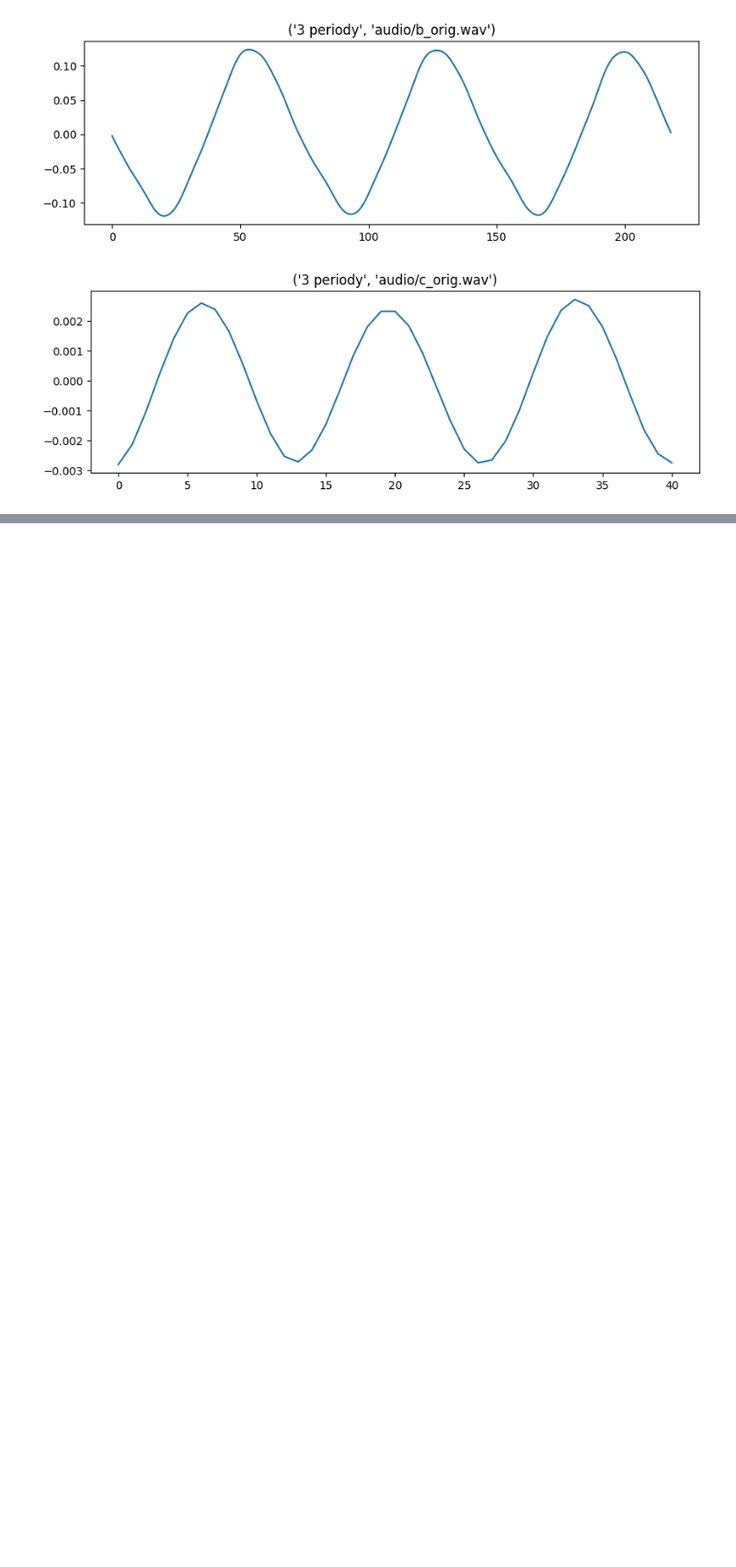
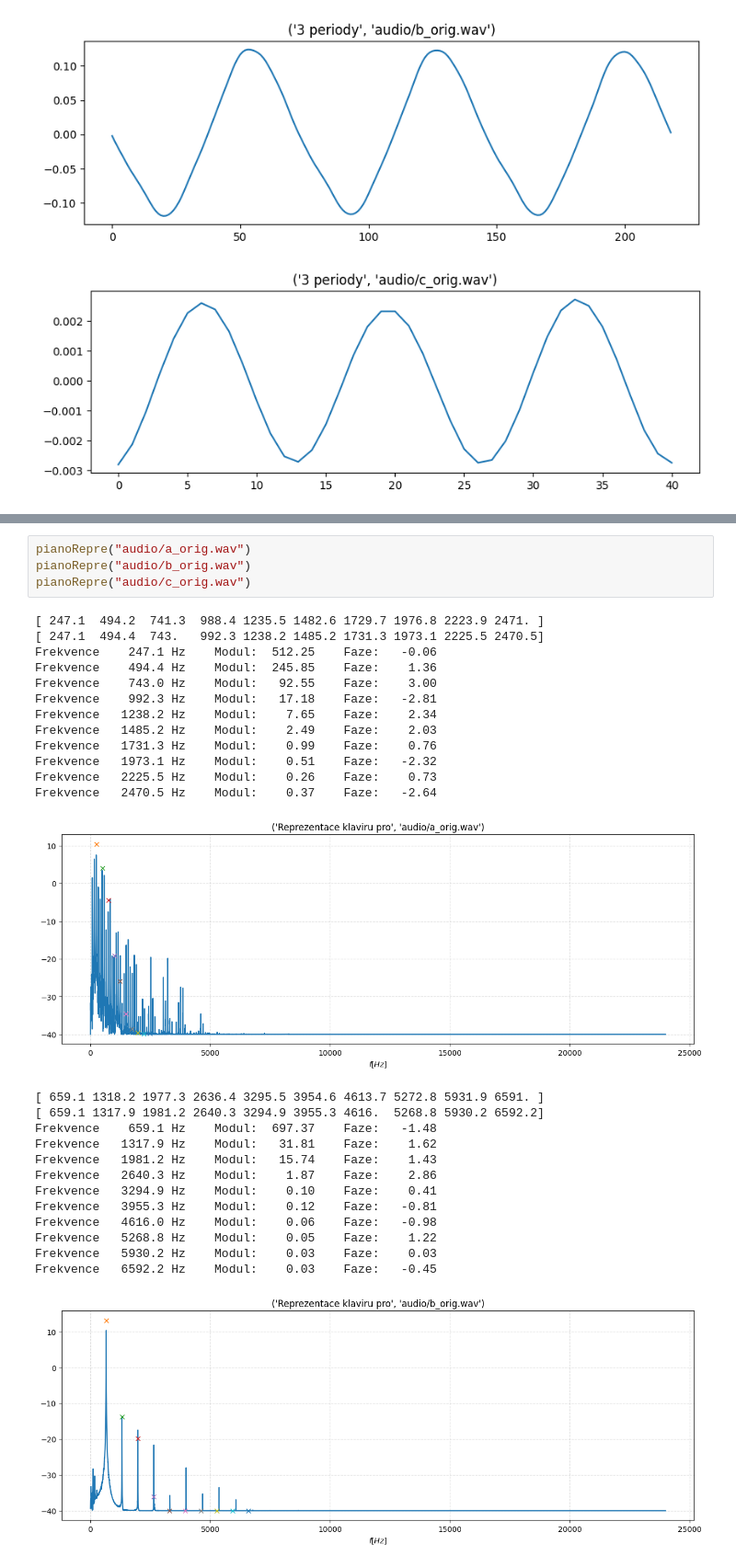
Before and after one commit to MOONYROS/VUT-ISS-project, a Jupyter notebook: xlukas15.ipynb, the cells around one changed output, grey strips where cells are left out. Shown: that part at 92% size. Saved outputs shown, nothing was run; the diff lists cells and outputs as text; blank space fills up the shorter version.

```diff
--- a/xlukas15.ipynb
+++ b/xlukas15.ipynb
@@ -95,0 +242,31 @@ spectrumPrint('audio/c_orig.wav')
+# %%
+pianoRepre("audio/a_orig.wav")
+pianoRepre("audio/b_orig.wav")
+pianoRepre("audio/c_orig.wav")
+# %% [output]
+[ 247.1  494.2  741.3  988.4 1235.5 1482.6 1729.7 1976.8 2223.9 2471. ]
+[ 247.1  494.4  743.   992.3 1238.2 1485.2 1731.3 1973.1 2225.5 2470.5]
+Frekvence    247.1 Hz    Modul:  512.25    Faze:   -0.06
+Frekvence    494.4 Hz    Modul:  245.85    Faze:    1.36
+Frekvence    743.0 Hz    Modul:   92.55    Faze:    3.00
+Frekvence    992.3 Hz    Modul:   17.18    Faze:   -2.81
+Frekvence   1238.2 Hz    Modul:    7.65    Faze:    2.34
+Frekvence   1485.2 Hz    Modul:    2.49    Faze:    2.03
+Frekvence   1731.3 Hz    Modul:    0.99    Faze:    0.76
+Frekvence   1973.1 Hz    Modul:    0.51    Faze:   -2.32
+Frekvence   2225.5 Hz    Modul:    0.26    Faze:    0.73
+Frekvence   2470.5 Hz    Modul:    0.37    Faze:   -2.64
+[figure, added]
+[ 659.1 1318.2 1977.3 2636.4 3295.5 3954.6 4613.7 5272.8 5931.9 6591. ]
+[ 659.1 1317.9 1981.2 2640.3 3294.9 3955.3 4616.  5268.8 5930.2 6592.2]
+Frekvence    659.1 Hz    Modul:  697.37    Faze:   -1.48
+Frekvence   1317.9 Hz    Modul:   31.81    Faze:    1.62
+Frekvence   1981.2 Hz    Modul:   15.74    Faze:    1.43
+Frekvence   2640.3 Hz    Modul:    1.87    Faze:    2.86
+Frekvence   3294.9 Hz    Modul:    0.10    Faze:    0.41
+Frekvence   3955.3 Hz    Modul:    0.12    Faze:   -0.81
+Frekvence   4616.0 Hz    Modul:    0.06    Faze:   -0.98
+Frekvence   5268.8 Hz    Modul:    0.05    Faze:    1.22
+Frekvence   5930.2 Hz    Modul:    0.03    Faze:    0.03
+Frekvence   6592.2 Hz    Modul:    0.03    Faze:   -0.45
+[figure, added]
```
Also changed, not shown: parts of 29 cells of this notebook, 1 other file.
